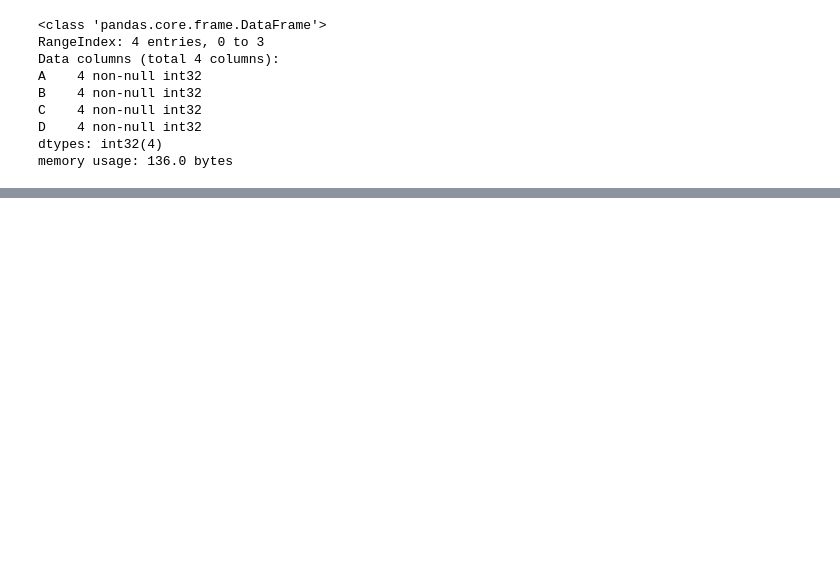
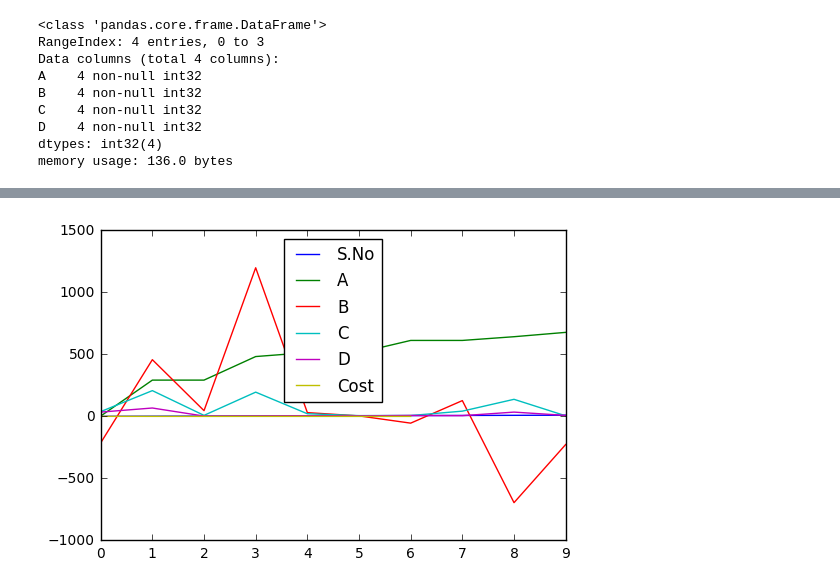
Before and after one commit to ankitjain28may/PracticePY, a Jupyter notebook: Practice.ipynb, the cells around one changed output, grey strips where cells are left out. Cells and saved outputs as stored; diff of their text form; code cells hidden in the pictures; blank space fills up the shorter version.

```diff
--- a/Practice.ipynb
+++ b/Practice.ipynb
@@ -56,0 +123,5 @@ memory usage: 136.0 bytes
+# %%
+df1.plot()
+plt.show()
+# %% [output]
+[figure, added]
```
Also changed, not shown: parts of 14 cells of this notebook, 3 other files.
